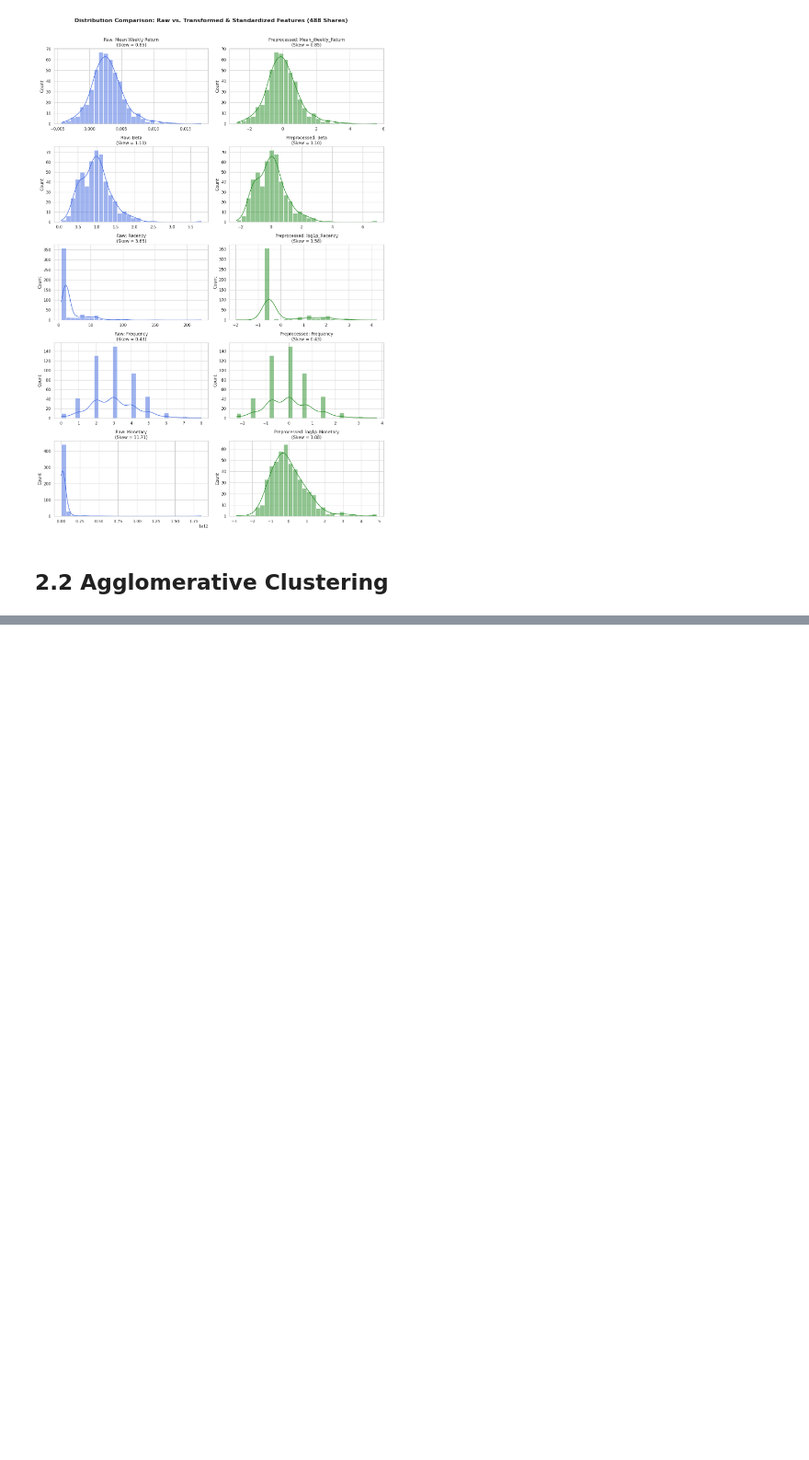
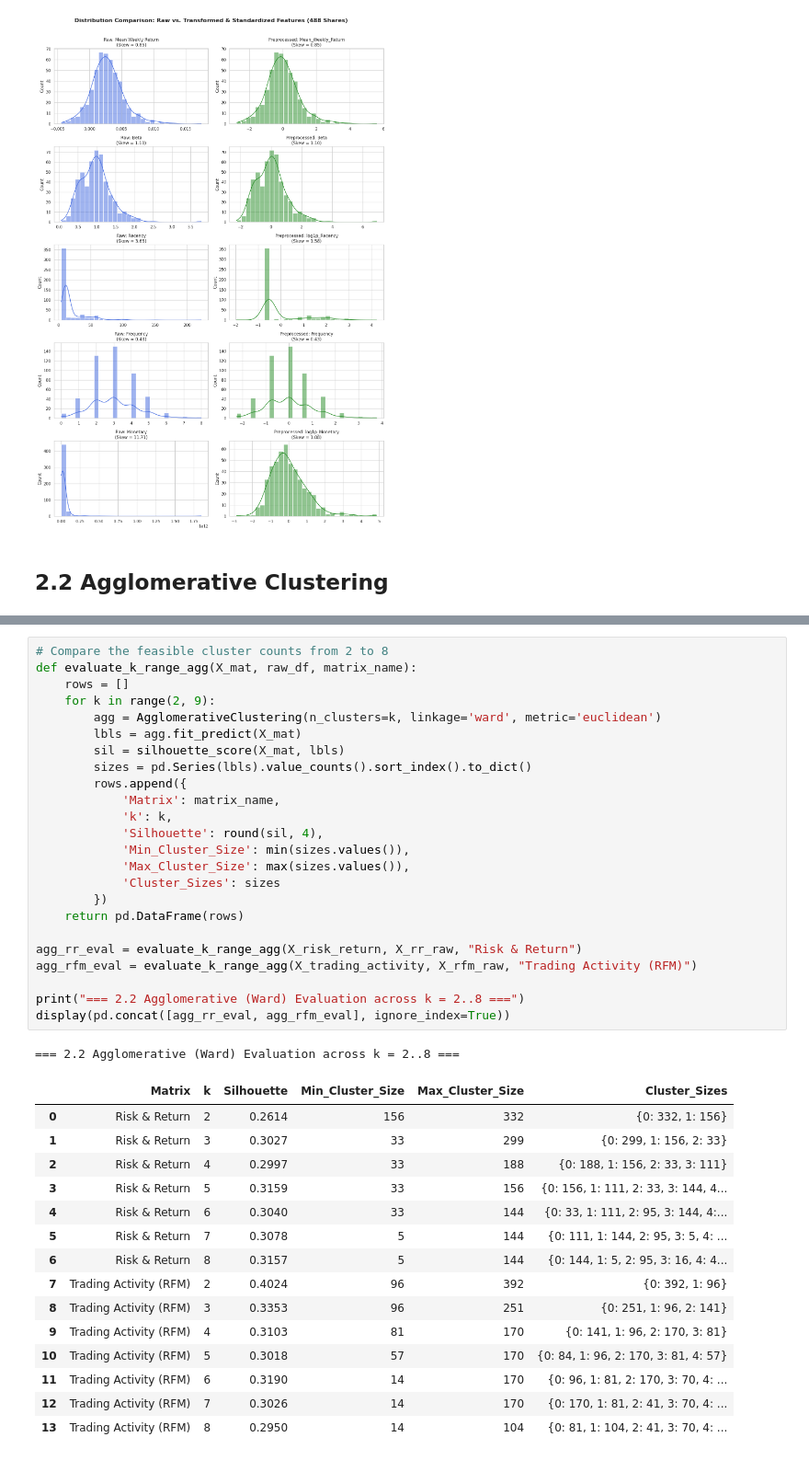
Before and after one commit to Govindu-Sathruwan/CRM-CM-CW1, a Jupyter notebook: CRM_&_CM_CW1.ipynb, the cells around one changed output, grey strips where cells are left out. Shown at 92% size. Saved outputs shown, nothing was run; the diff lists cells and outputs as text; blank space fills up the shorter version.

```diff
--- a/CRM_&_CM_CW1.ipynb
+++ b/CRM_&_CM_CW1.ipynb
@@ -1106,0 +1133,41 @@ plt.show()
+# %%
+# Compare the feasible cluster counts from 2 to 8
+def evaluate_k_range_agg(X_mat, raw_df, matrix_name):
+    rows = []
+    for k in range(2, 9):
+        agg = AgglomerativeClustering(n_clusters=k, linkage='ward', metric='euclidean')
+        lbls = agg.fit_predict(X_mat)
+        sil = silhouette_score(X_mat, lbls)
+        sizes = pd.Series(lbls).value_counts().sort_index().to_dict()
+        rows.append({
+            'Matrix': matrix_name,
+            'k': k,
+            'Silhouette': round(sil, 4),
+            'Min_Cluster_Size': min(sizes.values()),
+            'Max_Cluster_Size': max(sizes.values()),
+            'Cluster_Sizes': sizes
+        })
+    return pd.DataFrame(rows)
+
+agg_rr_eval = evaluate_k_range_agg(X_risk_return, X_rr_raw, "Risk & Return")
+agg_rfm_eval = evaluate_k_range_agg(X_trading_activity, X_rfm_raw, "Trading Activity (RFM)")
+
+print("=== 2.2 Agglomerative (Ward) Evaluation across k = 2..8 ===")
+display(pd.concat([agg_rr_eval, agg_rfm_eval], ignore_index=True))
+# %% [output]
+=== 2.2 Agglomerative (Ward) Evaluation across k = 2..8 ===
+|  | Matrix | k | Silhouette | Min_Cluster_Size | Max_Cluster_Size | Cluster_Sizes |
+| 0 | Risk & Return | 2 | 0.2614 | 156 | 332 | {0: 332, 1: 156} |
+| 1 | Risk & Return | 3 | 0.3027 | 33 | 299 | {0: 299, 1: 156, 2: 33} |
+| 2 | Risk & Return | 4 | 0.2997 | 33 | 188 | {0: 188, 1: 156, 2: 33, 3: 111} |
+| 3 | Risk & Return | 5 | 0.3159 | 33 | 156 | {0: 156, 1: 111, 2: 33, 3: 144, 4... |
+| 4 | Risk & Return | 6 | 0.3040 | 33 | 144 | {0: 33, 1: 111, 2: 95, 3: 144, 4:... |
+| 5 | Risk & Return | 7 | 0.3078 | 5 | 144 | {0: 111, 1: 144, 2: 95, 3: 5, 4: ... |
+| 6 | Risk & Return | 8 | 0.3157 | 5 | 144 | {0: 144, 1: 5, 2: 95, 3: 16, 4: 4... |
+| 7 | Trading Activity (RFM) | 2 | 0.4024 | 96 | 392 | {0: 392, 1: 96} |
+| 8 | Trading Activity (RFM) | 3 | 0.3353 | 96 | 251 | {0: 251, 1: 96, 2: 141} |
+| 9 | Trading Activity (RFM) | 4 | 0.3103 | 81 | 170 | {0: 141, 1: 96, 2: 170, 3: 81} |
+| 10 | Trading Activity (RFM) | 5 | 0.3018 | 57 | 170 | {0: 84, 1: 96, 2: 170, 3: 81, 4: 57} |
+| 11 | Trading Activity (RFM) | 6 | 0.3190 | 14 | 170 | {0: 96, 1: 81, 2: 170, 3: 70, 4: ... |
+| 12 | Trading Activity (RFM) | 7 | 0.3026 | 14 | 170 | {0: 170, 1: 81, 2: 41, 3: 70, 4: ... |
+| 13 | Trading Activity (RFM) | 8 | 0.2950 | 14 | 104 | {0: 81, 1: 104, 2: 41, 3: 70, 4: ... |
```
Also changed, not shown: parts of 2 cells of this notebook.
